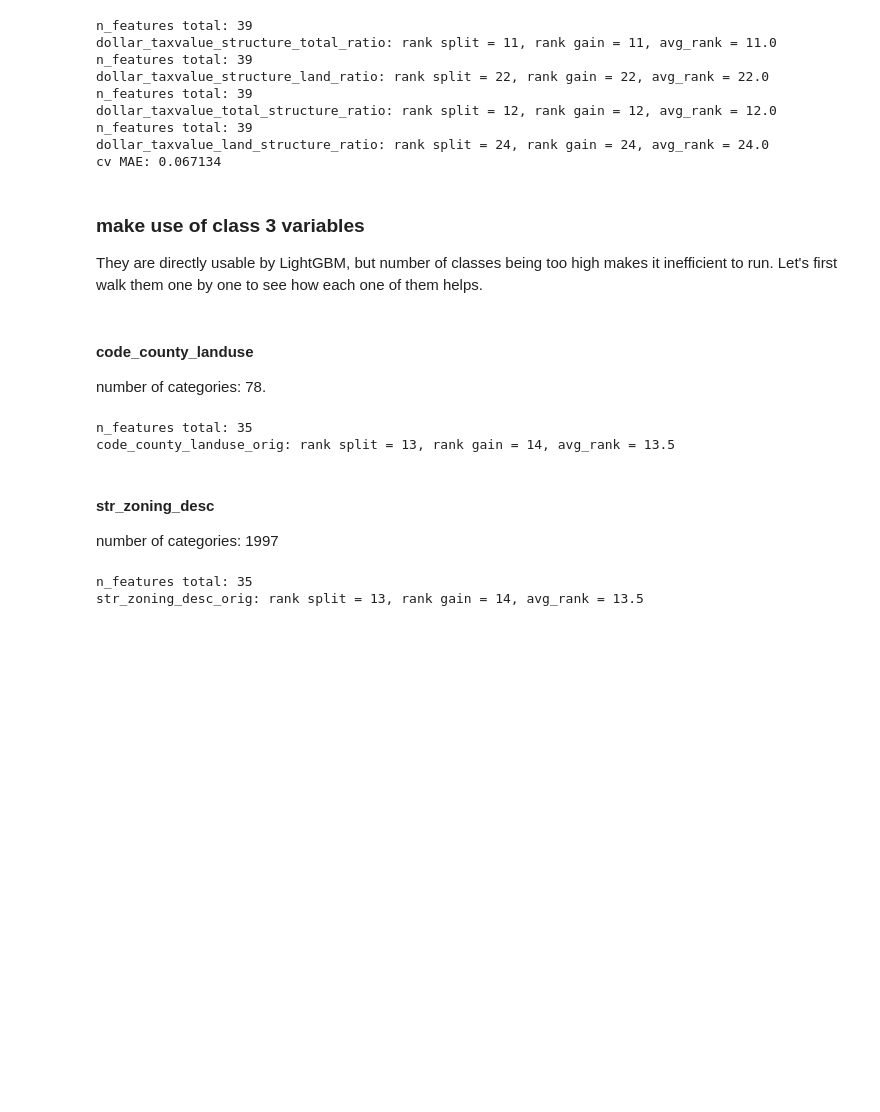
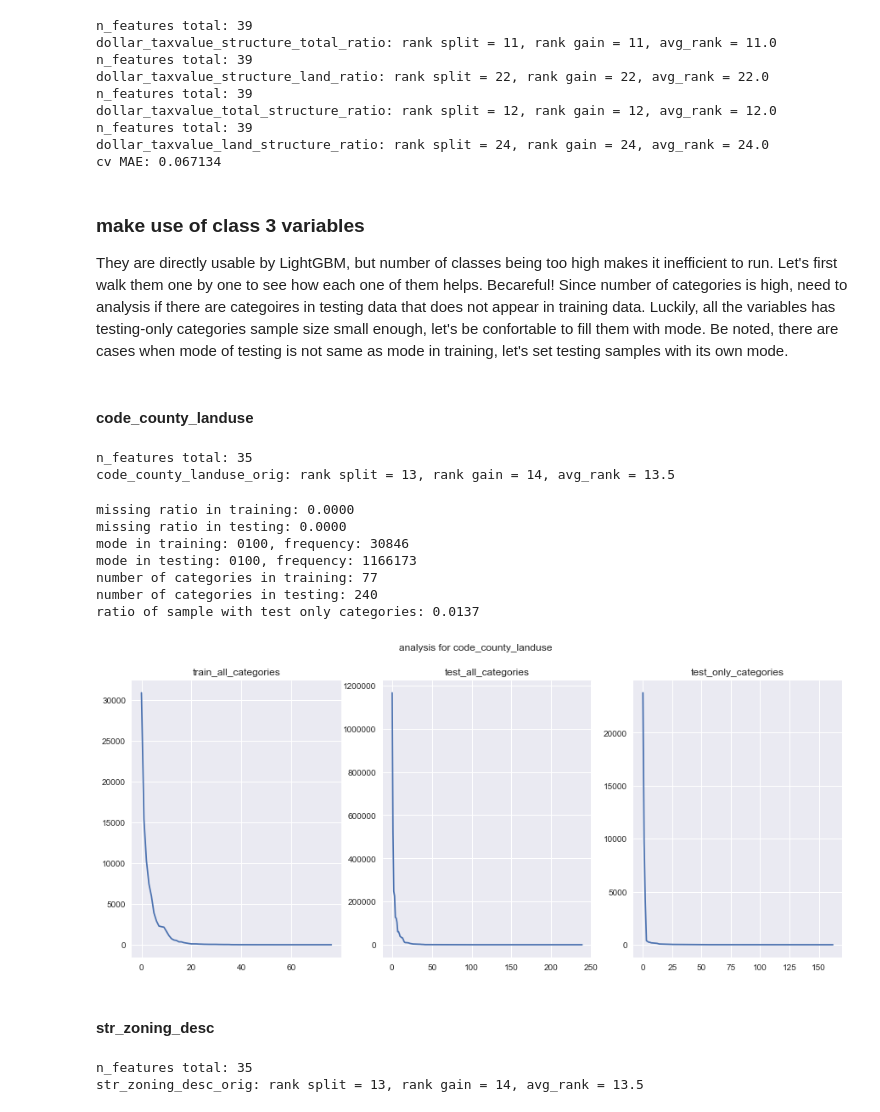
Before and after one commit to mqkh515/udacityMLND, a Jupyter notebook: projects/capstone/model_iteration.ipynb, the cells around one changed output. Cells and saved outputs as stored; diff of their text form; code cells hidden in the pictures; blank space fills up the shorter version.

```diff
--- a/projects/capstone/model_iteration.ipynb
+++ b/projects/capstone/model_iteration.ipynb
@@ -656,4 +656,4 @@ cv MAE: 0.067134
 # %% [markdown]
 ### make use of class 3 variables
 
-They are directly usable by LightGBM, but number of classes being too high makes it inefficient to run. Let's first walk them one by one to see how each one of them helps.
+They are directly usable by LightGBM, but number of classes being too high makes it inefficient to run. Let's first walk them one by one to see how each one of them helps. Becareful! Since number of categories is high, need to analysis if there are categoires in testing data that does not appear in training data. Luckily, all the variables has testing-only categories sample size small enough, let's be confortable to fill them with mode. Be noted, there are cases when mode of testing is not same as mode in training, let's set testing samples with its own mode.
@@ -660,7 +714,5 @@ They are directly usable by LightGBM, but number of classes being too high makes
 # %% [markdown]
 #### code_county_landuse
-
-number of categories: 78.
 # %%
 train_x_local = train_x.copy()
 train_x_local['code_county_landuse_orig'] = train_data['propertycountylandusecode']
@@ -670,9 +722,19 @@ z.feature_importance_rank(gbm, 'code_county_landuse_orig')
 # %% [output]
 n_features total: 35
 code_county_landuse_orig: rank split = 13, rank gain = 14, avg_rank = 13.5
+# %%
+class3_var_analysis('code_county_landuse')
+# %% [output]
+missing ratio in training: 0.0000
+missing ratio in testing: 0.0000
+mode in training: 0100, frequency: 30846
+mode in testing: 0100, frequency: 1166173
+number of categories in training: 77
+number of categories in testing: 240
+ratio of sample with test only categories: 0.0137
+[figure, added]
 # %% [markdown]
 #### str_zoning_desc
-number of categories: 1997
 # %%
 train_x_local = train_x.copy()
 train_x_local['str_zoning_desc_orig'] = train_data['propertyzoningdesc']
```
Also changed, not shown: parts of 14 cells of this notebook, 1 other file.
